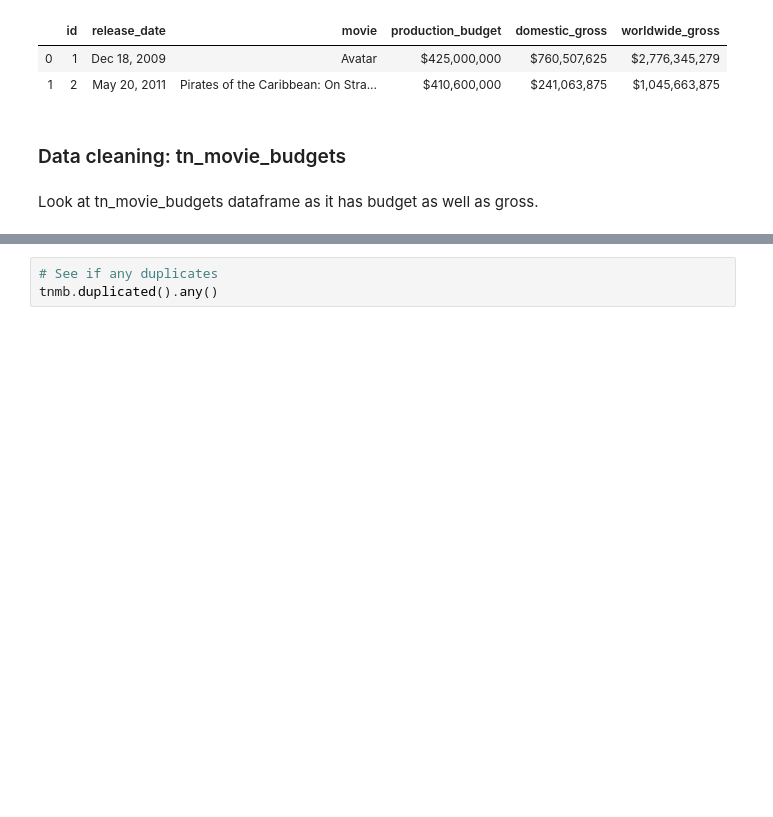
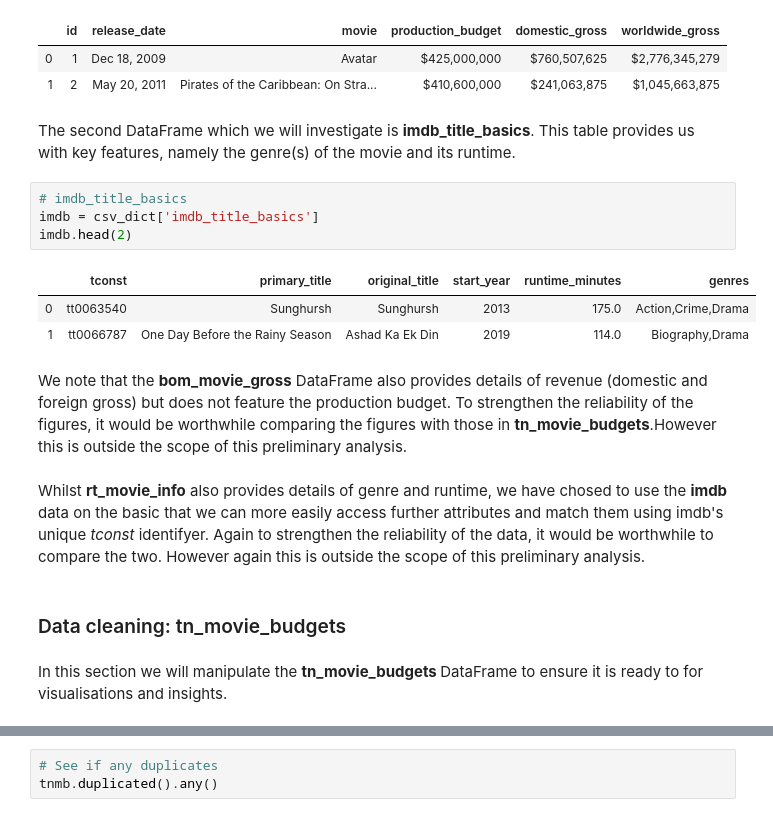
Before and after one commit to nadinezab/making-movies, a Jupyter notebook: Making Movies.ipynb, the cells around one changed output, grey strips where cells are left out. Drawn from its saved outputs; the diff is of its cells as text; blank space fills up the shorter version.

```diff
--- a/Making Movies.ipynb
+++ b/Making Movies.ipynb
@@ -213,10 +213,24 @@ tnmb.head(2)
 |  | id | release_date | movie | production_budget | domestic_gross | worldwide_gross |
 | 0 | 1 | Dec 18, 2009 | Avatar | $425,000,000 | $760,507,625 | $2,776,345,279 |
 | 1 | 2 | May 20, 2011 | Pirates of the Caribbean: On Stra... | $410,600,000 | $241,063,875 | $1,045,663,875 |
+# %% [markdown]
+The second DataFrame which we will investigate is <b>imdb_title_basics</b>. This table provides us with key features, namely the genre(s) of the movie and its runtime.
+# %%
+# imdb_title_basics
+imdb = csv_dict['imdb_title_basics']
+imdb.head(2)
+# %% [output]
+|  | tconst | primary_title | original_title | start_year | runtime_minutes | genres |
+| 0 | tt0063540 | Sunghursh | Sunghursh | 2013 | 175.0 | Action,Crime,Drama |
+| 1 | tt0066787 | One Day Before the Rainy Season | Ashad Ka Ek Din | 2019 | 114.0 | Biography,Drama |
+# %% [markdown]
+We note that the <b>bom_movie_gross</b> DataFrame also provides details of revenue (domestic and foreign gross) but does not feature the production budget. To strengthen the reliability of the figures, it would be worthwhile comparing the figures with those in <b>tn_movie_budgets</b>.However this is outside the scope of this preliminary analysis.
+# %% [markdown]
+Whilst <b>rt_movie_info</b> also provides details of genre and runtime, we have chosed to use the <b>imdb</b> data on the basic that we can more easily access further attributes and match them using imdb's unique <i>tconst</i> identifyer. Again to strengthen the reliability of the data, it would be worthwhile to compare the two. However again this is outside the scope of this preliminary analysis.
 # %% [markdown]
 ### Data cleaning: tn_movie_budgets
-# %% [markdown]
-Look at tn_movie_budgets dataframe as it has budget as well as gross.
+# %% [markdown]
+In this section we will manipulate the <b> tn_movie_budgets </b> DataFrame to ensure it is ready to for visualisations and insights.
 # %%
 # Set tn_movie_budgets DataFrame as tnmb
 tnmb = csv_dict['tn_movie_budgets']
```
Also changed, not shown: parts of 33 cells of this notebook.
